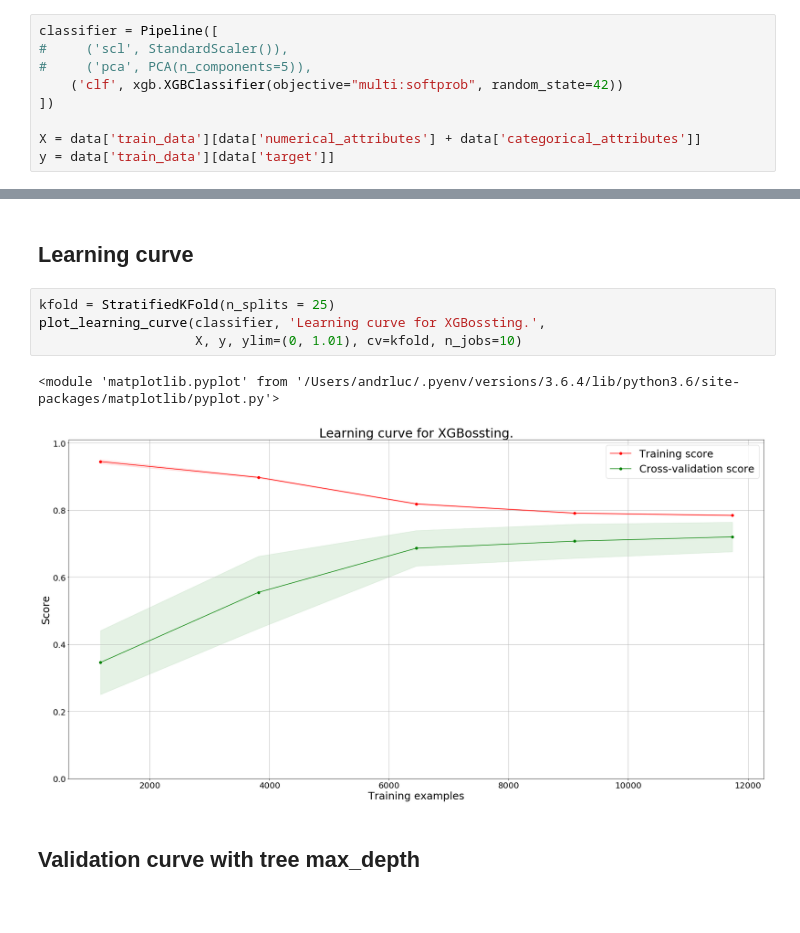
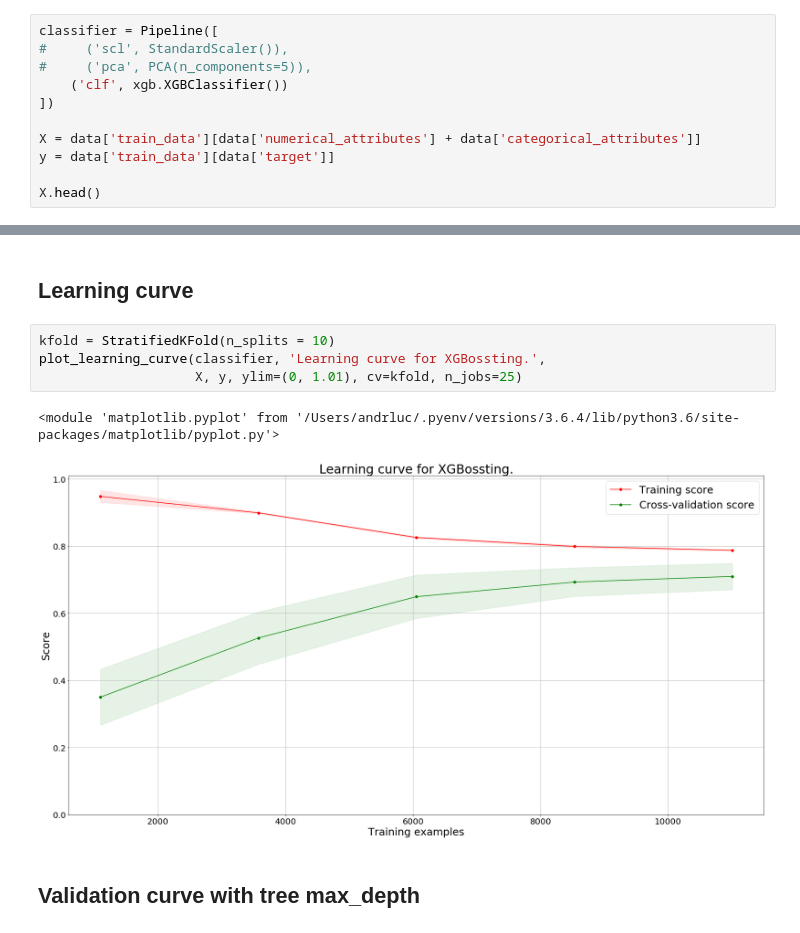
Before and after one commit to stefan-matcovici/Forest-Cover-Type-Prediction, a Jupyter notebook: 4-classification/xgboost.ipynb, the cells around one changed output, grey strips where cells are left out. Drawn from its saved outputs; the diff is of its cells as text.

```diff
--- a/4-classification/xgboost.ipynb
+++ b/4-classification/xgboost.ipynb
@@ -40,8 +43,10 @@ Let's create now the estimator pipeline.
 classifier = Pipeline([
 #     ('scl', StandardScaler()),
 #     ('pca', PCA(n_components=5)),
-    ('clf', xgb.XGBClassifier(objective="multi:softprob", random_state=42))
+    ('clf', xgb.XGBClassifier())
 ])
 
 X = data['train_data'][data['numerical_attributes'] + data['categorical_attributes']]
 y = data['train_data'][data['target']]
+
+X.head()
@@ -48,12 +61,12 @@ y = data['train_data'][data['target']]
 # %% [markdown]
 ## Learning curve
 # %%
-kfold = StratifiedKFold(n_splits = 25)
+kfold = StratifiedKFold(n_splits = 10)
 plot_learning_curve(classifier, 'Learning curve for XGBossting.',
-                    X, y, ylim=(0, 1.01), cv=kfold, n_jobs=10)
+                    X, y, ylim=(0, 1.01), cv=kfold, n_jobs=25)
 # %% [output]
 <module 'matplotlib.pyplot' from '/Users/andrluc/.pyenv/versions/3.6.4/lib/python3.6/site-packages/matplotlib/pyplot.py'>
-[figure, old version]
+[figure, new version]
 # %% [markdown]
 ## Validation curve with tree max_depth
 # %%
```
Also changed, not shown: parts of 7 cells of this notebook.
